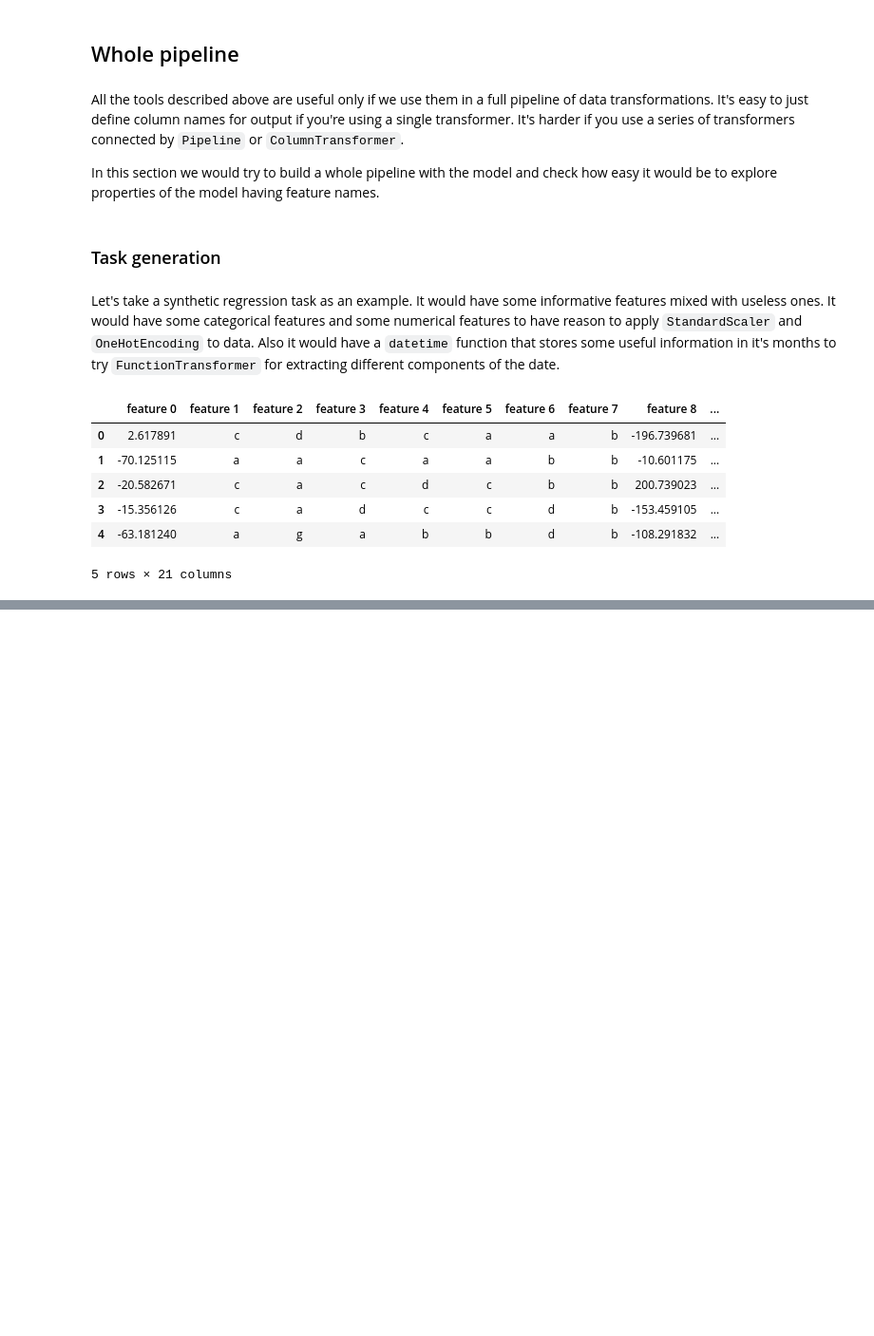
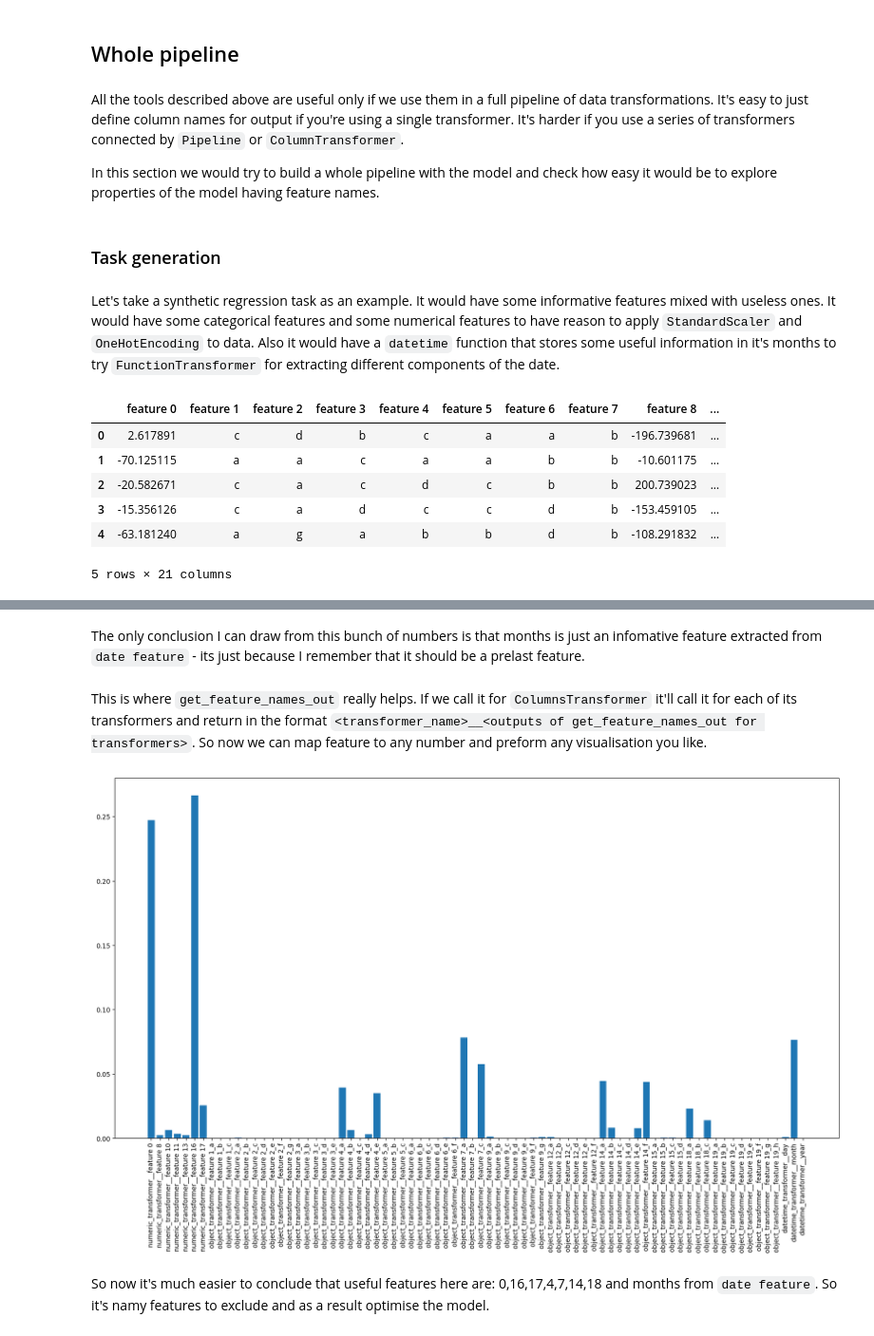
Before and after one commit to fedorkobak/knowledge, a Jupyter notebook: python/sklearn/features_names_out.ipynb, the cells around one changed output, grey strips where cells are left out. Shown at 95% size. Saved outputs shown, nothing was run; the diff lists cells and outputs as text; code cells hidden in the pictures; blank space fills up the shorter version.

Commit message:
python/sklearn/features_names_out   whole pipeline finish section

```diff
--- a/python/sklearn/features_names_out.ipynb
+++ b/python/sklearn/features_names_out.ipynb
@@ -347,10 +349,11 @@ X = pd.DataFrame({
 
 # constructing month number which
 # correlate with target
-months = y + np.random.normal(0, np.std(y)/10, n_samples)
+# but it have to have some noise
+months = y + np.random.normal(0, np.std(y)*2, n_samples)
 months = np.round((
-    (monthes - np.min(monthes))/
-    (np.max(monthes) - np.min(monthes))
+    (months - np.min(months))/
+    (np.max(months) - np.min(months))
 )*12)
 months[months < 1] = 1
 
@@ -432,0 +399,26 @@ array(['numeric_transformer__feature 0', 'numeric_transformer__feature 8',
+# %%
+numeric_features = X.select_dtypes("number").columns.to_list()
+object_features = X.select_dtypes("O").columns.to_list()
+date_time_transformer = FunctionTransformer(
+    lambda X: pd.DataFrame({
+        "day" : X.dt.day,
+        "month" : X.dt.month,
+        "year" : X.dt.year
+    }),
+    feature_names_out = (
+        lambda tr, inp:
+        ["day", "month", "year"]
+    )
+)
+
+my_transformer = ColumnTransformer([
+    ("numeric_transformer", StandardScaler(), numeric_features),
+    ("object_transformer", OneHotEncoder(), object_features),
+    ("datetime_transformer", date_time_transformer, "date feature")
+])
+
+pl = Pipeline([
+    ("transformer", my_transformer),
+    ("model", GradientBoostingRegressor(random_state=10))
+])
+pl=pl.fit(X,y)
@@ -432,0 +451,16 @@ array(['numeric_transformer__feature 0', 'numeric_transformer__feature 8',
+# %% [markdown]
+The only conclusion I can draw from this bunch of numbers is that months is just an infomative feature extracted from `date feature` - its just because I remember that it should be a prelast feature.
+# %% [markdown]
+This is where `get_feature_names_out` really helps. If we call it for `ColumnsTransformer` it'll call it for each of its transformers and return in the format `<transformer_name>__<outputs of get_feature_names_out for transformers>`. So now we can map feature to any number and preform any visualisation you like.
+# %%
+plt.figure(figsize=[20, 10])
+plt.bar(
+    pl.steps[0][1].get_feature_names_out(),
+    pl.steps[1][1].feature_importances_
+)
+plt.xticks(rotation=90)
+plt.show()
+# %% [output]
+[figure, added]
+# %% [markdown]
+So now it's much easier to conclude that useful features here are: 0,16,17,4,7,14,18 and months from `date feature`. So it's namy features to exclude and as a result optimise the model.
```
Also changed, not shown: parts of 10 cells of this notebook.
